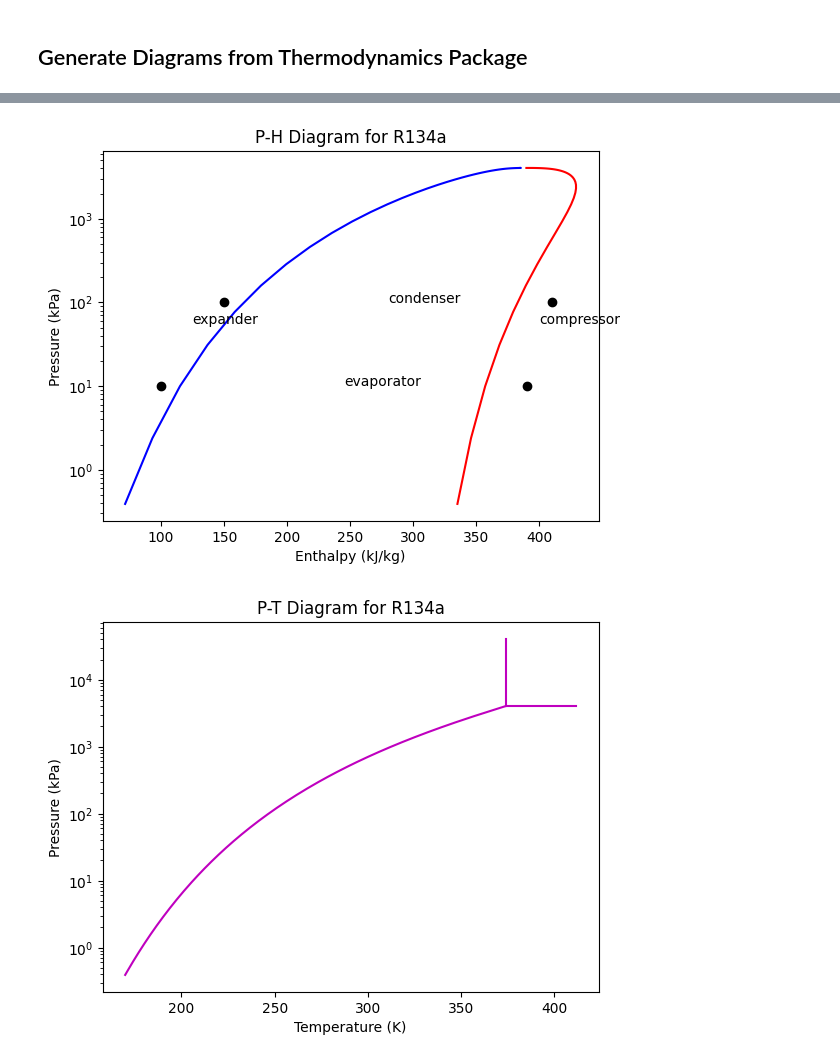
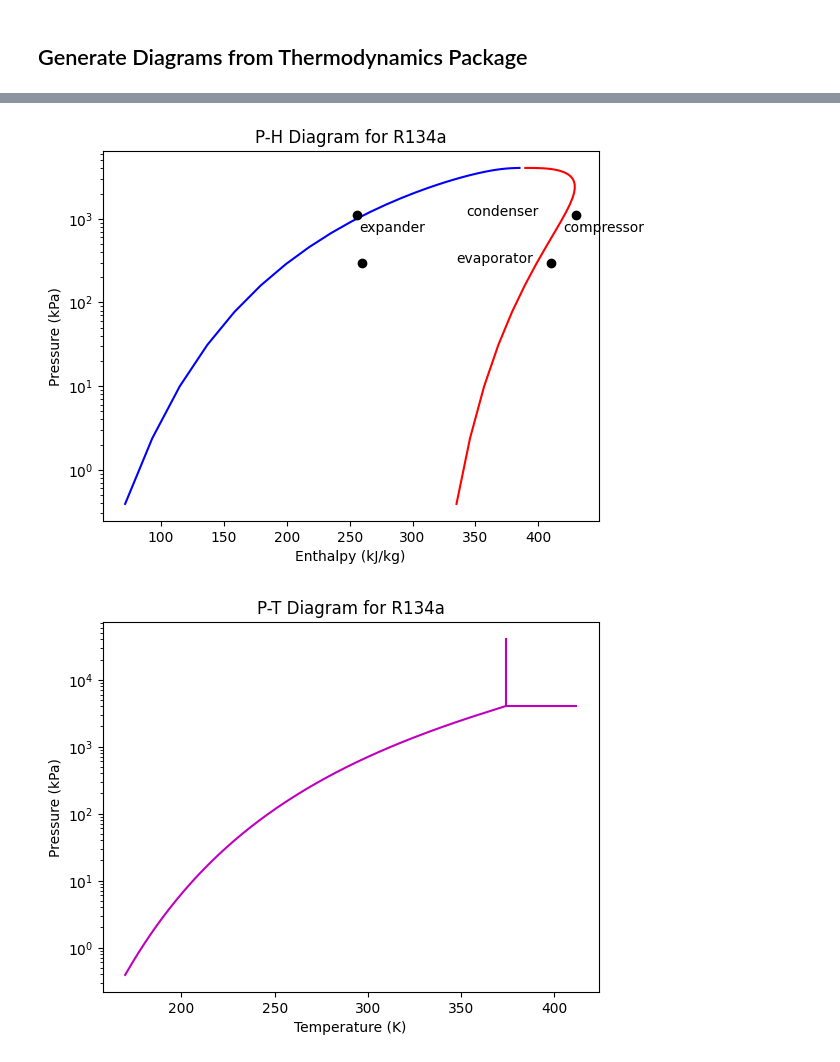
Before and after one commit to dowlinglab/idaes-hvacr-cycles, a Jupyter notebook: simple_refridgeration.ipynb, the cells around one changed output, grey strips where cells are left out. Cells and saved outputs as stored; diff of their text form; code cells hidden in the pictures.

```diff
--- a/simple_refridgeration.ipynb
+++ b/simple_refridgeration.ipynb
@@ -55,22 +57,22 @@ New ideas:
 # %%
 model.fs.properties.hp_diagram()
 
 # guess values for initial points
-h_init = [390, 410, 150, 100]
-p_init = [10, 100, 100, 10]
+h_init = [410, 430, 256, 260]
+p_init = [300, 1100, 1100, 300]
 step_names = ['compressor', 'condenser', 'expander', 'evaporator']
 
 
 for i in range(len(step_names)):
     h_avg = (h_init[i] + h_init[(i+1)%4])/2
     p_avg = (p_init[i] + p_init[(i+1)%4])/2
     plt.text(h_avg, p_avg, step_names[i])
 
 plt.plot(h_init, p_init, 'ko')
 
 plt.show()
 # %% [output]
-[figure, old version]
+[figure, new version]
 # %%
 '''
 from pyomo.environ import units
```
Also changed, not shown: parts of 18 cells of this notebook.
